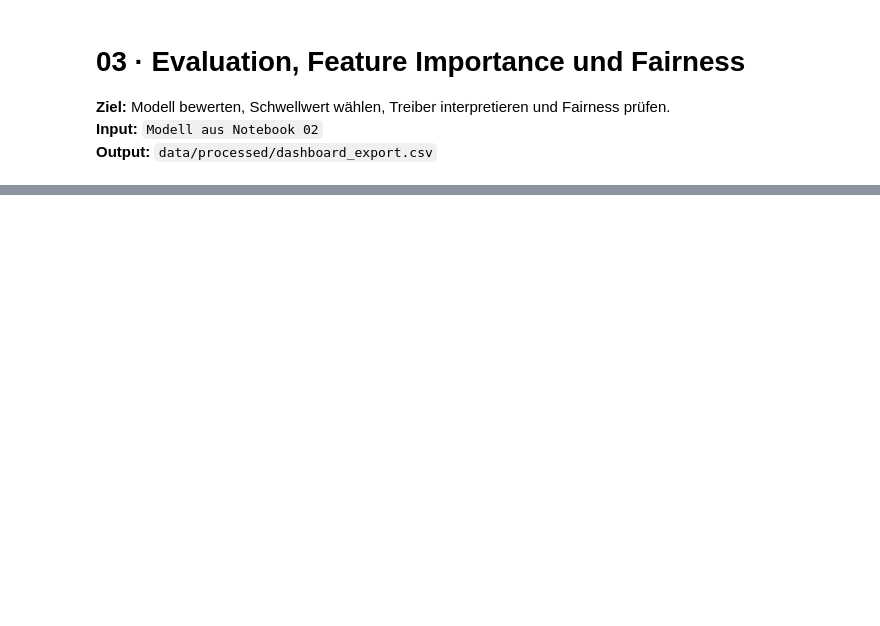
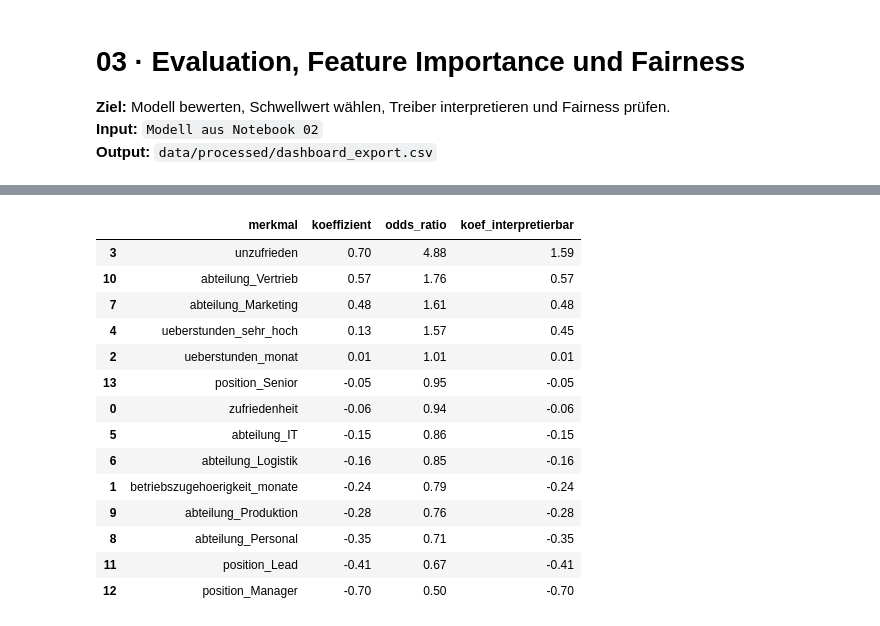
Before and after one commit to adrianmrizo/sonnenfeld-fluktuation, a Jupyter notebook: notebooks/03_evaluation_fairness.ipynb, the cells around one changed output, grey strips where cells are left out. Saved outputs shown, nothing was run; the diff lists cells and outputs as text; code cells hidden in the pictures; blank space fills up the shorter version.

```diff
--- a/notebooks/03_evaluation_fairness.ipynb
+++ b/notebooks/03_evaluation_fairness.ipynb
@@ -29,0 +164,32 @@ pd.set_option("display.max_columns", 50)
+# %%
+# Coefficients of scaled features refer to one standard deviation.
+# For the binary threshold features, convert to the effect of 0 -> 1 (exact, no refitting).
+scaler = modell_final.named_steps["prep"].named_transformers_["num"]
+std_je_merkmal = dict(zip(scaler.feature_names_in_, scaler.scale_))
+
+def koef_pro_einheit(row):
+    if row["merkmal"] in ["unzufrieden", "ueberstunden_sehr_hoch"]:
+        return row["koeffizient"] / std_je_merkmal[row["merkmal"]]
+    return row["koeffizient"]
+
+koeffizienten["koef_interpretierbar"] = koeffizienten.apply(koef_pro_einheit, axis=1)
+koeffizienten["odds_ratio"] = np.exp(koeffizienten["koef_interpretierbar"])
+
+with pd.option_context("display.float_format", "{:.2f}".format):
+    display(koeffizienten.sort_values("koef_interpretierbar", ascending=False))
+# %% [output]
+|  | merkmal | koeffizient | odds_ratio | koef_interpretierbar |
+| 3 | unzufrieden | 0.70 | 4.88 | 1.59 |
+| 10 | abteilung_Vertrieb | 0.57 | 1.76 | 0.57 |
+| 7 | abteilung_Marketing | 0.48 | 1.61 | 0.48 |
+| 4 | ueberstunden_sehr_hoch | 0.13 | 1.57 | 0.45 |
+| 2 | ueberstunden_monat | 0.01 | 1.01 | 0.01 |
+| 13 | position_Senior | -0.05 | 0.95 | -0.05 |
+| 0 | zufriedenheit | -0.06 | 0.94 | -0.06 |
+| 5 | abteilung_IT | -0.15 | 0.86 | -0.15 |
+| 6 | abteilung_Logistik | -0.16 | 0.85 | -0.16 |
+| 1 | betriebszugehoerigkeit_monate | -0.24 | 0.79 | -0.24 |
+| 9 | abteilung_Produktion | -0.28 | 0.76 | -0.28 |
+| 8 | abteilung_Personal | -0.35 | 0.71 | -0.35 |
+| 11 | position_Lead | -0.41 | 0.67 | -0.41 |
+| 12 | position_Manager | -0.70 | 0.50 | -0.70 |
```
Also changed, not shown: parts of 22 cells of this notebook, 4 other files.
